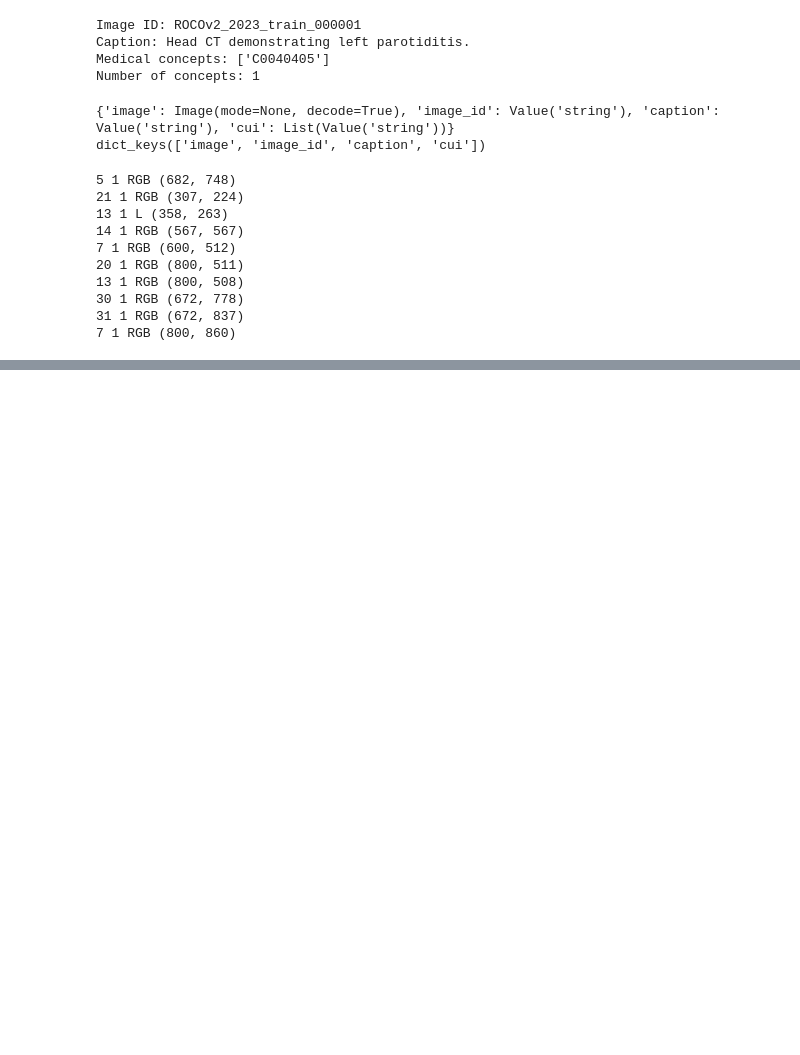
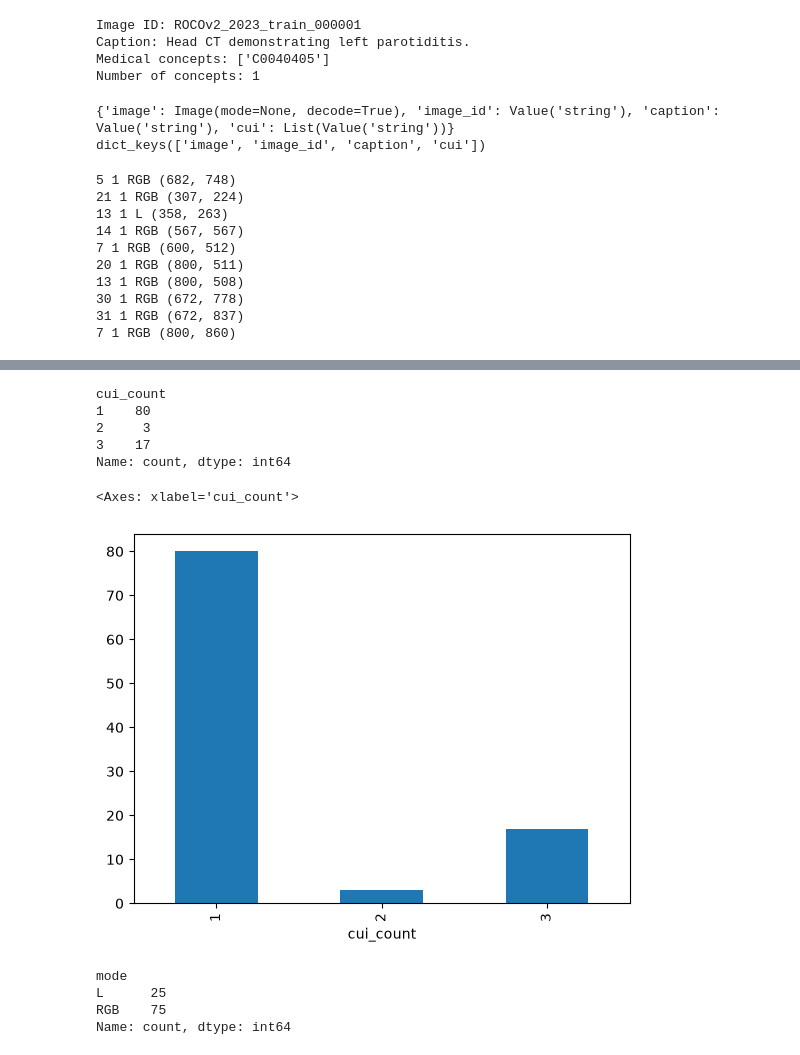
Before and after one commit to Chang195/NeuroMed-VLM, a Jupyter notebook: explore_data.ipynb, the cells around one changed output, grey strips where cells are left out. Saved outputs shown, nothing was run; the diff lists cells and outputs as text; code cells hidden in the pictures; blank space fills up the shorter version.

```diff
--- a/explore_data.ipynb
+++ b/explore_data.ipynb
@@ -49,0 +108,19 @@ for i in range(10):
+# %%
+print(df["cui_count"].value_counts().sort_index())
+counts = df["cui_count"].value_counts().sort_index()
+counts.plot(kind = "bar")
+# %% [output]
+cui_count
+1    80
+2     3
+3    17
+Name: count, dtype: int64
+<Axes: xlabel='cui_count'>
+[figure, added]
+# %%
+print(df["mode"].value_counts().sort_index())
+# %% [output]
+mode
+L      25
+RGB    75
+Name: count, dtype: int64
```
Also changed, not shown: parts of 5 cells of this notebook, 1 other file.
